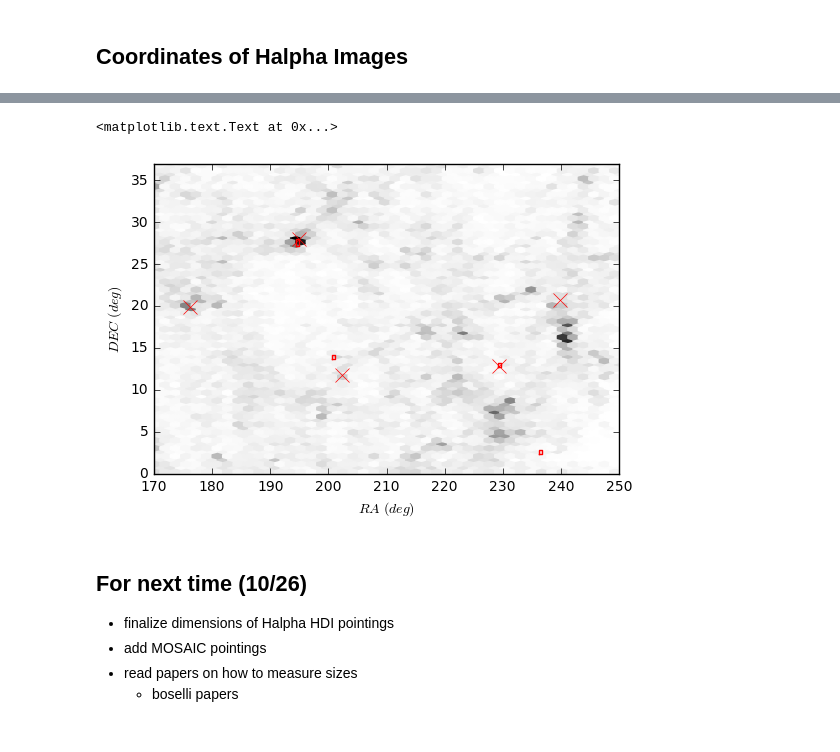
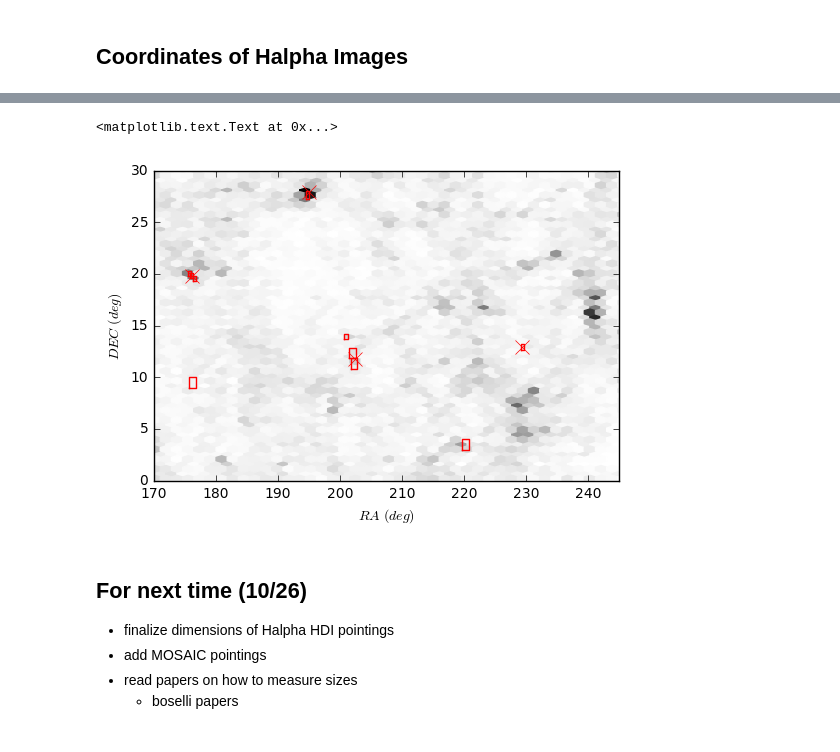
Before and after one commit to rfinn/HalphaImaging, a Jupyter notebook: PlotHalphaFootprints.ipynb, the cells around one changed output, grey strips where cells are left out. Cells and saved outputs as stored; diff of their text form; code cells hidden in the pictures.

```diff
--- a/PlotHalphaFootprints.ipynb
+++ b/PlotHalphaFootprints.ipynb
@@ -31,7 +33,10 @@ def drawbox(data,style):#feed in center x,y,dx,dy,rotation E of N
     #draw rotated box
     plt.plot(xp,yp,style)
 # %%
-clusternames=['MKW11','Coma', 'A1367', 'HCG079','NRGs338','NRGb004']#,'NRGb005']
+# need to add MKW8, MKW10
+# need to check to see who owns WBL 586
+# need to check to see who owns NRGs338
+clusternames=['MKW11','Coma', 'A1367', 'NRGs338']#,'HCG079','NRGb004']#,'NRGb005']
 
 clusterRA={'MKW11':202.3800,'Coma':194.9531, 'A1367':176.1231,'HCG079':239.79945,'NRGs338':229.35875,'NRGb004':129.54792 }
 
@@ -43,12 +48,25 @@ clustersigma={'MKW11':361, 'Coma':1000., 'A1367':745., 'HCG079':400,'NRGs338':40
 # %% [markdown]
 ## Coordinates of Halpha Images
 # %%
+## HDI POINTINGS
 # ramin ramax decmin decmax
-wbl = [236.171625,236.71778333, 2.34, 2.81271778]
-nrgs338 = [229.17432083, 229.6878875,12.69315278, 13.20087222]
-mkw11 = [200.68310417, 201.21239167,13.67049722, 14.1613111]
-coma = [194.45995, 195.00909583,27.22202222, 28.01033611]
-pointings = [wbl, nrgs338,mkw11,coma]
+hdi_wbl = [236.171625,236.71778333, 2.34, 2.81271778]
+hdi_nrgs338 = [229.17432083, 229.6878875,12.69315278, 13.20087222]
+hdi_mkw11 = [200.68310417, 201.21239167,13.67049722, 14.1613111]
+hdi_coma = [194.45995, 195.00909583,27.22202222, 28.01033611]
+hdi_a1367_01 = [175.8049125, 176.32145,19.63918611, 20.12146389]
+hdi_a1367_02 = [176.29458333, 176.81375,19.36791111, 19.83848611]
+hdi_a1367_03 = [175.430625, 175.9528875, 19.80565556, 20.28091389]
+hdi_pointings = [hdi_nrgs338,hdi_mkw11,hdi_coma,hdi_a1367_01,hdi_a1367_02,hdi_a1367_03]
+# %%
+## MOSAIC POINTINGS
+
+mkw8 = [219.72952, 220.75088, 3.0029324,4.0424362]
+mkw10_02 = [175.68557, 176.7224,8.9617943, 10.026808]
+mkw11_01 = [201.71127, 202.76149, 10.84194, 11.887272]
+mkw11_02 = [201.45818, 202.50511,11.838808, 12.890766]
+
+mosaic_pointings = [mkw8,mkw10_02,mkw11_01,mkw11_02]
 # %%
 # read in NSA catalog
 nsapath = '/Users/rfinn/research/NSA/NSA_LCSregion.fits'
@@ -59,17 +75,17 @@ nsa = fits.getdata(nsapath)
 # %%
 plt.figure()
 plt.hexbin(nsa.RA,nsa.DEC,gridsize=200,cmap='gray_r')
-
-for cl in clusternames[0:-1]:
+pointings = hdi_pointings + mosaic_pointings
+for cl in clusternames:
     plt.plot(clusterRA[cl],clusterDec[cl],'rx',markersize=10)
 for p in pointings:
     drawbox([(p[0]+p[1])/2.,(p[2]+p[3])/2., (p[1]-p[0]),(p[3]-p[2]),0],'r-')
-plt.axis([170,250,0,37])
+plt.axis([170,245,0,30])
 plt.xlabel('$RA \ (deg) $')
 plt.ylabel('$DEC \ (deg) $')
 # %% [output]
 <matplotlib.text.Text at 0x...>
-[figure, old version]
+[figure, new version]
 # %% [markdown]
 ## For next time (10/26)  ##
 
```
Also changed, not shown: parts of 2 cells of this notebook.
